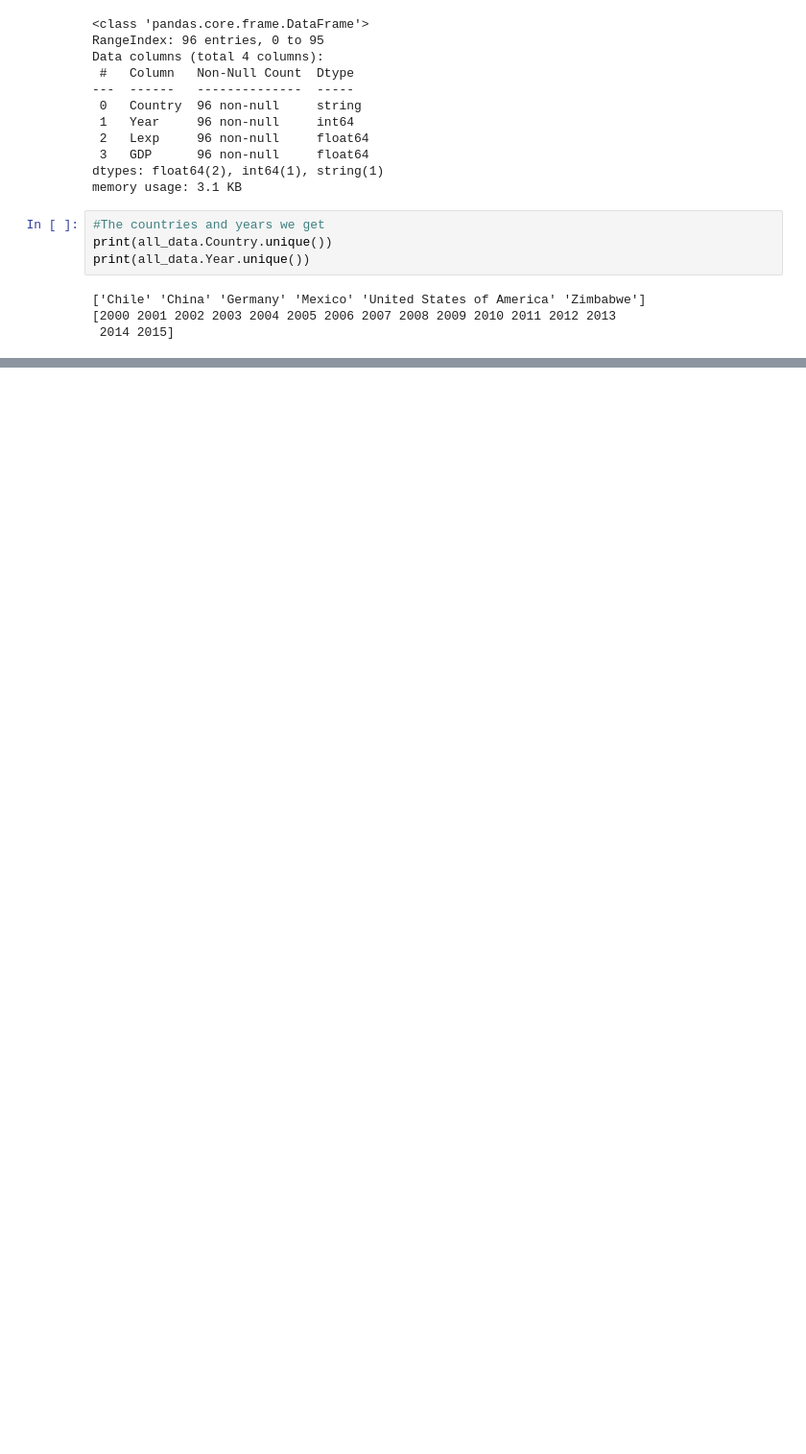
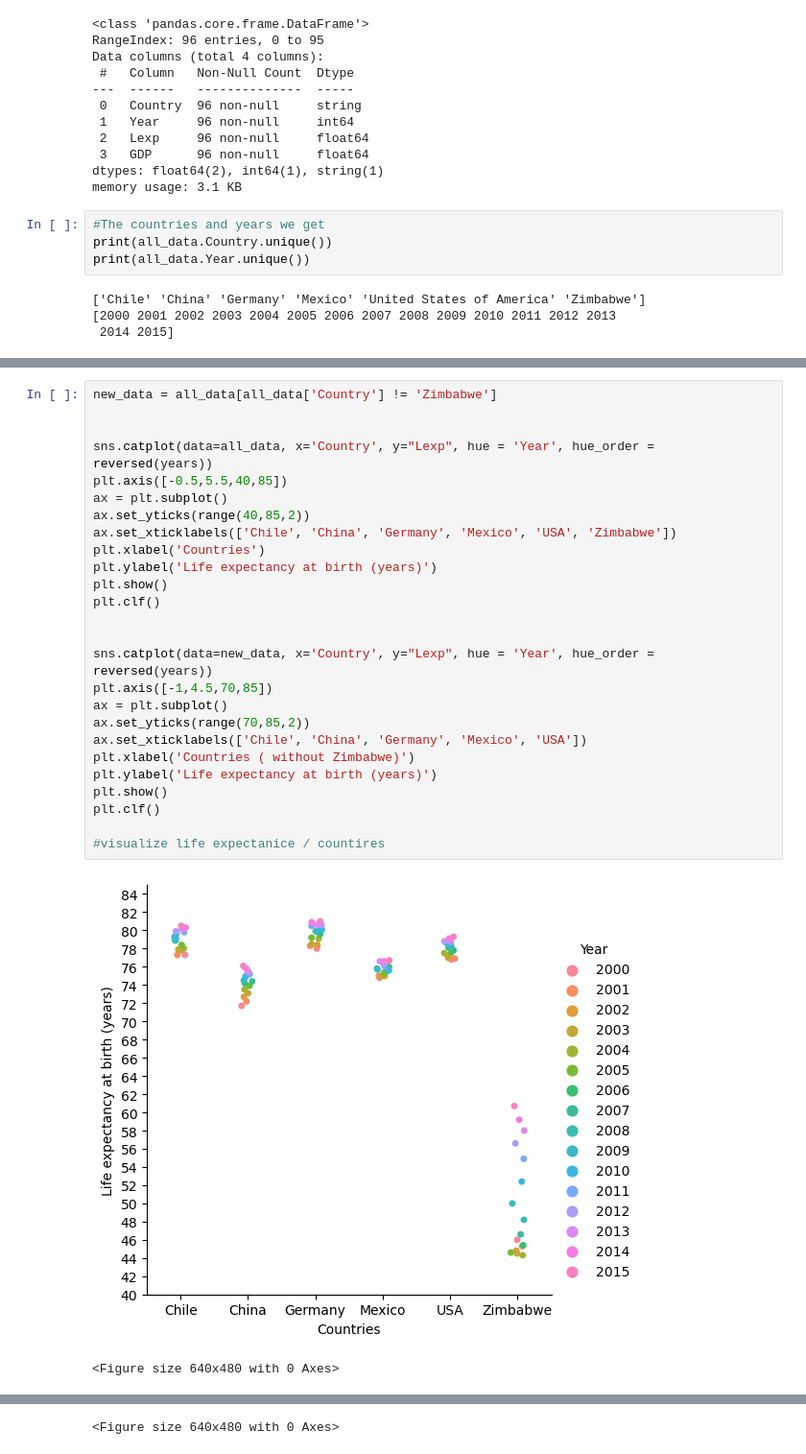
Before and after one commit to SzalayT/AnalyzProjects, a Jupyter notebook: life_expectancy_gdp.ipynb, the cells around one changed output, grey strips where cells are left out. Shown at 96% size. Drawn from its saved outputs; the diff is of its cells as text; blank space fills up the shorter version.

```diff
--- a/life_expectancy_gdp.ipynb
+++ b/life_expectancy_gdp.ipynb
@@ -94,0 +219,29 @@ KeyError: False
+# %%
+new_data = all_data[all_data['Country'] != 'Zimbabwe']
+
+
+sns.catplot(data=all_data, x='Country', y="Lexp", hue = 'Year', hue_order = reversed(years))
+plt.axis([-0.5,5.5,40,85])
+ax = plt.subplot()
+ax.set_yticks(range(40,85,2))
+ax.set_xticklabels(['Chile', 'China', 'Germany', 'Mexico', 'USA', 'Zimbabwe'])
+plt.xlabel('Countries')
+plt.ylabel('Life expectancy at birth (years)')
+plt.show()
+plt.clf()
+
+
+sns.catplot(data=new_data, x='Country', y="Lexp", hue = 'Year', hue_order = reversed(years))
+plt.axis([-1,4.5,70,85])
+ax = plt.subplot()
+ax.set_yticks(range(70,85,2))
+ax.set_xticklabels(['Chile', 'China', 'Germany', 'Mexico', 'USA'])
+plt.xlabel('Countries ( without Zimbabwe)')
+plt.ylabel('Life expectancy at birth (years)')
+plt.show()
+plt.clf()
+
+#visualize life expectanice / countires
+# %% [output]
+[figure, added]
+<Figure size 640x480 with 0 Axes>
@@ -94,0 +249 @@ KeyError: False
+<Figure size 640x480 with 0 Axes>
```
Also changed, not shown: parts of 9 cells of this notebook, 1 other file.
